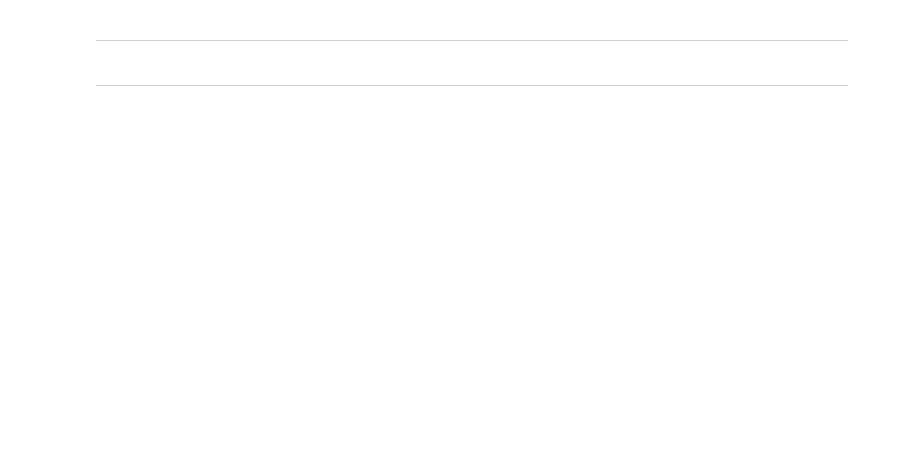
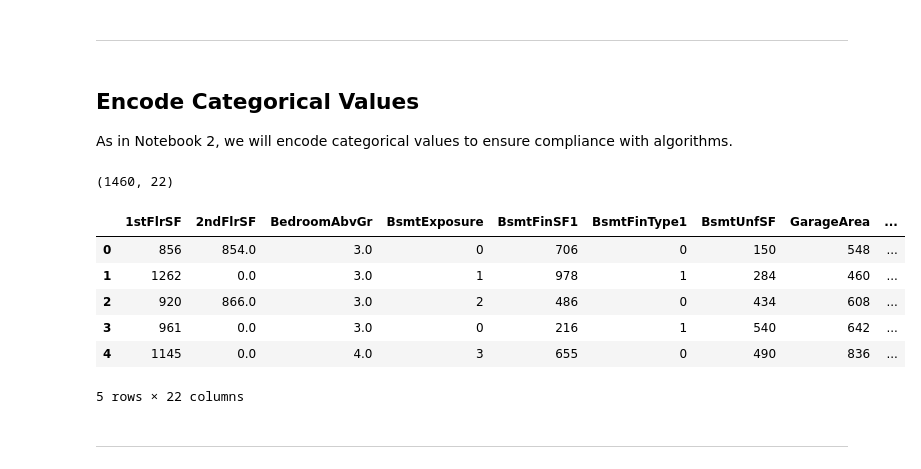
Before and after one commit to Rob-C-89/heritage-housing-issues-milestone, a Jupyter notebook: jupyter_notebooks/03 - Data Preparation.ipynb, the cells around one changed output. Cells and saved outputs as stored; diff of their text form; code cells hidden in the pictures; blank space fills up the shorter version.

```diff
--- a/jupyter_notebooks/03 - Data Preparation.ipynb
+++ b/jupyter_notebooks/03 - Data Preparation.ipynb
@@ -90,4 +135,31 @@ print(df.isnull().sum())
 # %% [markdown]
 ---
+# %% [markdown]
+## Encode Categorical Values
+
+As in Notebook 2, we will encode categorical values to ensure compliance with algorithms.
+# %%
+from feature_engine.encoding import OrdinalEncoder
+
+
+encoder = OrdinalEncoder(
+    encoding_method='arbitrary',
+    variables=['KitchenQual', 'BsmtExposure', 'BsmtFinType1', 'GarageFinish'],
+    missing_values='ignore'
+)
+
+
+df_encoded = encoder.fit_transform(df)
+print(df_encoded.shape)
+df_encoded.head(5)
+# %% [output]
+(1460, 22)
+|  | 1stFlrSF | 2ndFlrSF | BedroomAbvGr | BsmtExposure | BsmtFinSF1 | BsmtFinType1 | BsmtUnfSF | GarageArea | ... |
+| 0 | 856 | 854.0 | 3.0 | 0 | 706 | 0 | 150 | 548 | ... |
+| 1 | 1262 | 0.0 | 3.0 | 1 | 978 | 1 | 284 | 460 | ... |
+| 2 | 920 | 866.0 | 3.0 | 2 | 486 | 0 | 434 | 608 | ... |
+| 3 | 961 | 0.0 | 3.0 | 0 | 216 | 1 | 540 | 642 | ... |
+| 4 | 1145 | 0.0 | 4.0 | 3 | 655 | 0 | 490 | 836 | ... |
+5 rows × 22 columns
 # %% [markdown]
 ---
```
Also changed, not shown: parts of 13 cells of this notebook.
